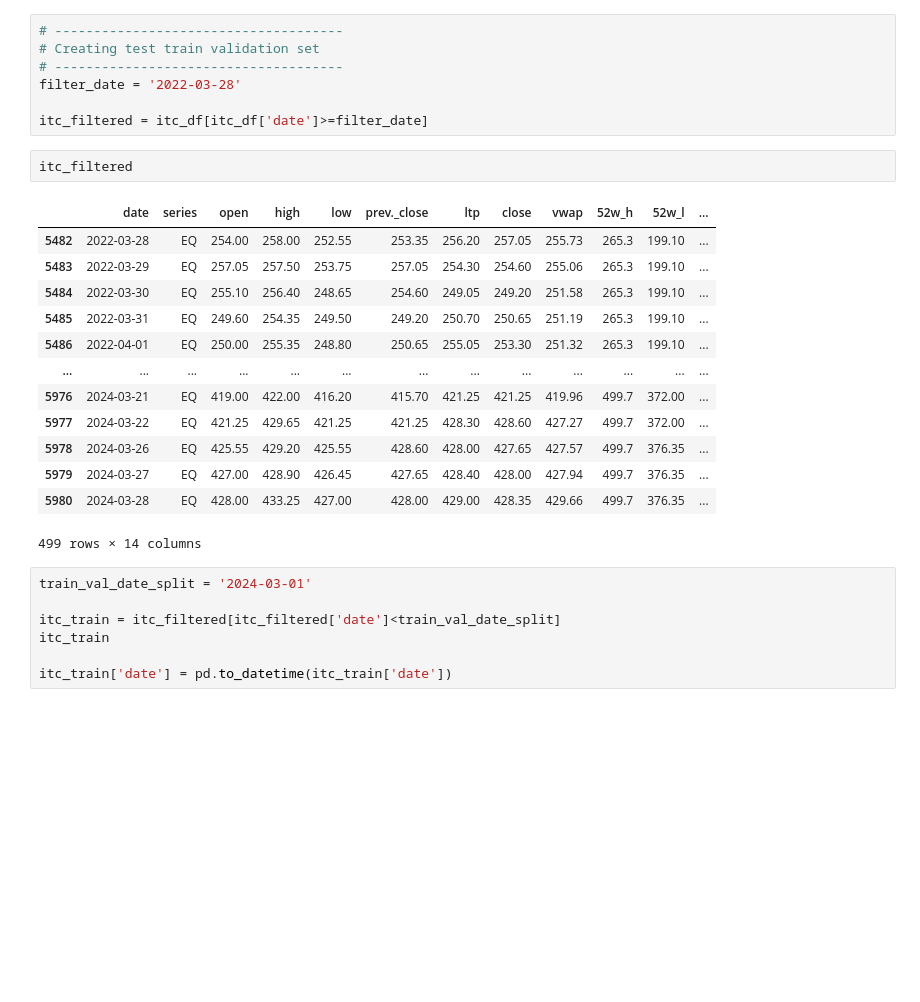
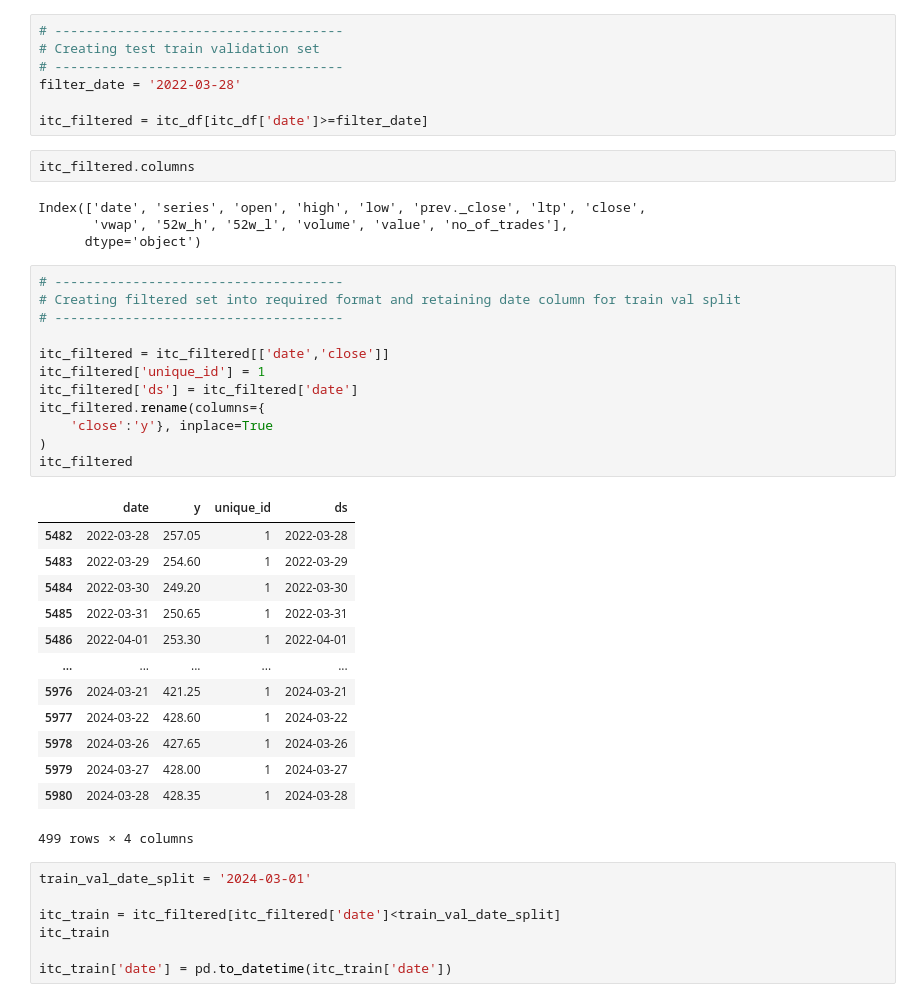
Before and after one commit to Vrunda-Kulkarni/Stock_Price_Prediction, a Jupyter notebook: 02_statsforecast.ipynb, the cells around one changed output. Cells and saved outputs as stored; diff of their text form; blank space fills up the shorter version.

```diff
--- a/02_statsforecast.ipynb
+++ b/02_statsforecast.ipynb
@@ -29,21 +29,37 @@ filter_date = '2022-03-28'
 
 itc_filtered = itc_df[itc_df['date']>=filter_date]
 # %%
-itc_filtered
+itc_filtered.columns
 # %% [output]
-|  | date | series | open | high | low | prev._close | ltp | close | vwap | 52w_h | 52w_l | ... |
-| 5482 | 2022-03-28 | EQ | 254.00 | 258.00 | 252.55 | 253.35 | 256.20 | 257.05 | 255.73 | 265.3 | 199.10 | ... |
-| 5483 | 2022-03-29 | EQ | 257.05 | 257.50 | 253.75 | 257.05 | 254.30 | 254.60 | 255.06 | 265.3 | 199.10 | ... |
-| 5484 | 2022-03-30 | EQ | 255.10 | 256.40 | 248.65 | 254.60 | 249.05 | 249.20 | 251.58 | 265.3 | 199.10 | ... |
-| 5485 | 2022-03-31 | EQ | 249.60 | 254.35 | 249.50 | 249.20 | 250.70 | 250.65 | 251.19 | 265.3 | 199.10 | ... |
-| 5486 | 2022-04-01 | EQ | 250.00 | 255.35 | 248.80 | 250.65 | 255.05 | 253.30 | 251.32 | 265.3 | 199.10 | ... |
-| ... | ... | ... | ... | ... | ... | ... | ... | ... | ... | ... | ... | ... |
-| 5976 | 2024-03-21 | EQ | 419.00 | 422.00 | 416.20 | 415.70 | 421.25 | 421.25 | 419.96 | 499.7 | 372.00 | ... |
-| 5977 | 2024-03-22 | EQ | 421.25 | 429.65 | 421.25 | 421.25 | 428.30 | 428.60 | 427.27 | 499.7 | 372.00 | ... |
-| 5978 | 2024-03-26 | EQ | 425.55 | 429.20 | 425.55 | 428.60 | 428.00 | 427.65 | 427.57 | 499.7 | 376.35 | ... |
-| 5979 | 2024-03-27 | EQ | 427.00 | 428.90 | 426.45 | 427.65 | 428.40 | 428.00 | 427.94 | 499.7 | 376.35 | ... |
-| 5980 | 2024-03-28 | EQ | 428.00 | 433.25 | 427.00 | 428.00 | 429.00 | 428.35 | 429.66 | 499.7 | 376.35 | ... |
-499 rows × 14 columns
+Index(['date', 'series', 'open', 'high', 'low', 'prev._close', 'ltp', 'close',
+       'vwap', '52w_h', '52w_l', 'volume', 'value', 'no_of_trades'],
+      dtype='object')
+# %%
+# -------------------------------------
+# Creating filtered set into required format and retaining date column for train val split
+# -------------------------------------
+
+itc_filtered = itc_filtered[['date','close']]
+itc_filtered['unique_id'] = 1
+itc_filtered['ds'] = itc_filtered['date']
+itc_filtered.rename(columns={
+    'close':'y'}, inplace=True
+)
+itc_filtered
+# %% [output]
+|  | date | y | unique_id | ds |
+| 5482 | 2022-03-28 | 257.05 | 1 | 2022-03-28 |
+| 5483 | 2022-03-29 | 254.60 | 1 | 2022-03-29 |
+| 5484 | 2022-03-30 | 249.20 | 1 | 2022-03-30 |
+| 5485 | 2022-03-31 | 250.65 | 1 | 2022-03-31 |
+| 5486 | 2022-04-01 | 253.30 | 1 | 2022-04-01 |
+| ... | ... | ... | ... | ... |
+| 5976 | 2024-03-21 | 421.25 | 1 | 2024-03-21 |
+| 5977 | 2024-03-22 | 428.60 | 1 | 2024-03-22 |
+| 5978 | 2024-03-26 | 427.65 | 1 | 2024-03-26 |
+| 5979 | 2024-03-27 | 428.00 | 1 | 2024-03-27 |
+| 5980 | 2024-03-28 | 428.35 | 1 | 2024-03-28 |
+499 rows × 4 columns
 # %%
 train_val_date_split = '2024-03-01'
 
```
Also changed, not shown: parts of 5 cells of this notebook.
